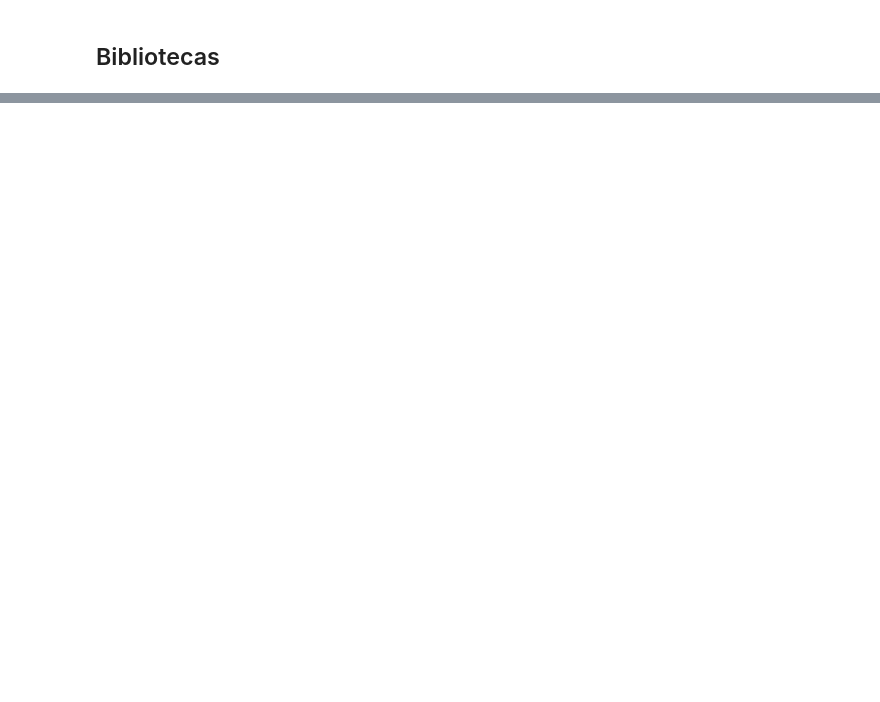
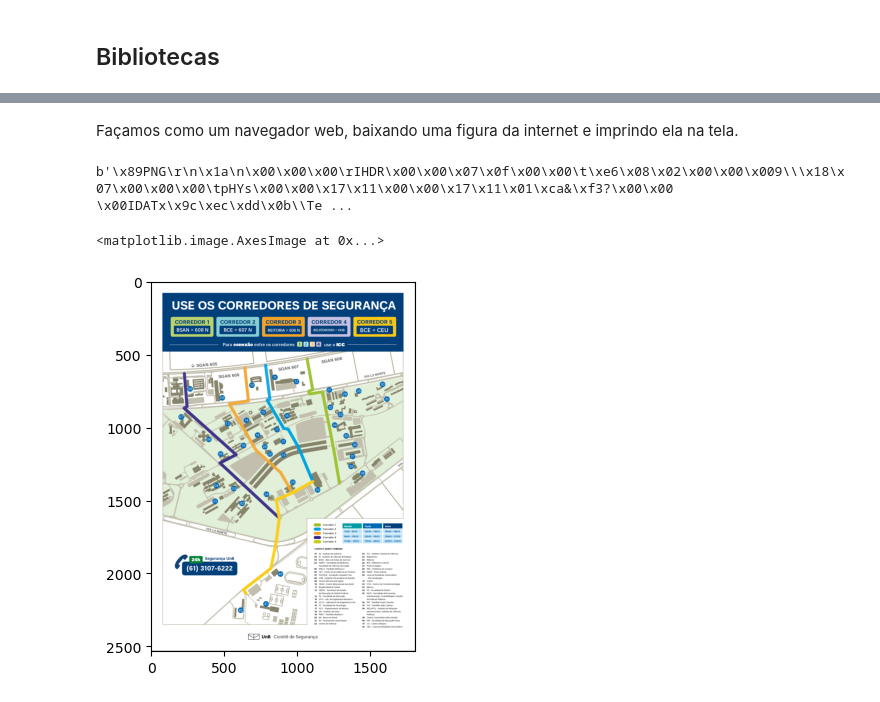
Before and after one commit to Gabrielcarvfer/Introducao-a-Ciencia-da-Computacao-UnB, a Jupyter notebook: material.ipynb, the cells around one changed output, grey strips where cells are left out. Drawn from its saved outputs; the diff is of its cells as text; code cells hidden in the pictures; blank space fills up the shorter version.

```diff
--- a/material.ipynb
+++ b/material.ipynb
@@ -1167,0 +1404,13 @@ Arquivos
+# %% [markdown]
+Façamos como um navegador web, baixando uma figura da internet e imprindo ela na tela.
+# %%
+import requests
+
+requisicao_web_figura = requests.get("https://noticias.unb.br/images/Artes/corredores-1a5.png", verify=False)
+print(requisicao_web_figura.content[:200])
+image = Image.open(io.BytesIO(requisicao_web_figura.content))
+plt.imshow(image)
+# %% [output]
+b'\x89PNG\r\n\x1a\n\x00\x00\x00\rIHDR\x00\x00\x07\x0f\x00\x00\t\xe6\x08\x02\x00\x00\x009\\\x18\x07\x00\x00\x00\tpHYs\x00\x00\x17\x11\x00\x00\x17\x11\x01\xca&\xf3?\x00\x00 \x00IDATx\x9c\xec\xdd\x0b\\Te ...
+<matplotlib.image.AxesImage at 0x...>
+[figure, added]
```
Also changed, not shown: parts of 43 cells of this notebook, 6 other files.
